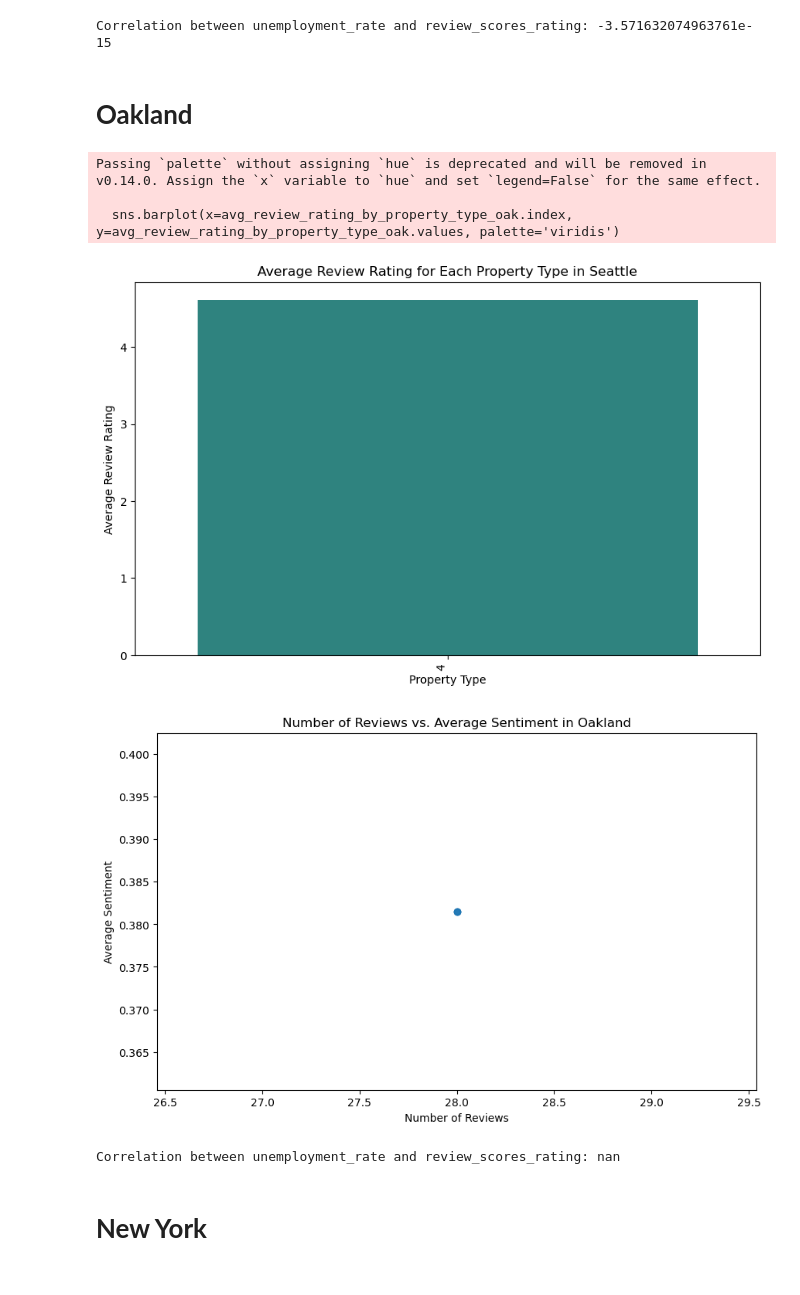
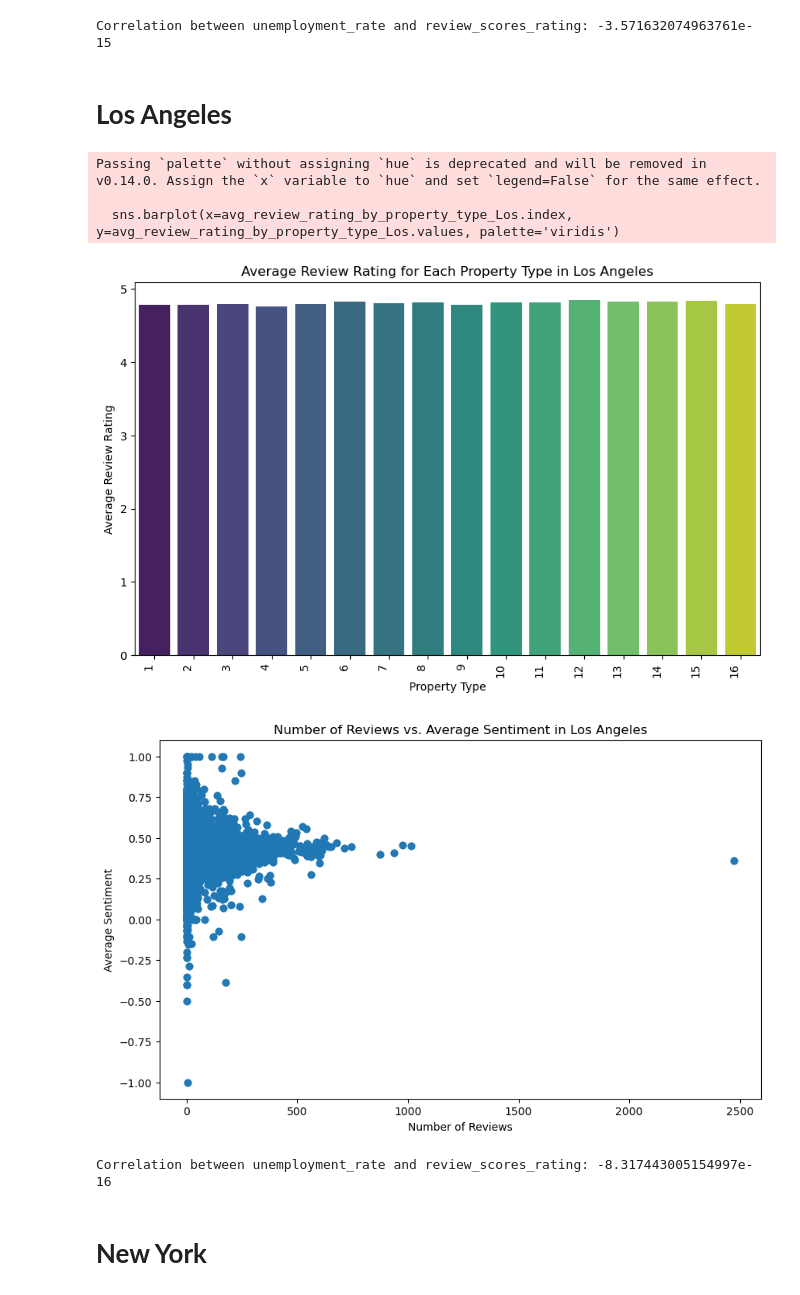
Before and after one commit to kflemming30/6505-Project, a Jupyter notebook: airbnb_data_exploration.ipynb, the cells around one changed output. Drawn from its saved outputs; the diff is of its cells as text; code cells hidden in the pictures.

```diff
--- a/airbnb_data_exploration.ipynb
+++ b/airbnb_data_exploration.ipynb
@@ -1391,7 +1462,7 @@ Passing `palette` without assigning `hue` is deprecated and will be removed in v
 plt.figure(figsize=(15, 8))
 
 # Group by 'neighbourhood' and calculate the mean review scores
-selected_cities = ['Boston', 'Nashville', 'Seattle','Oakland','New York','Los Angeles','Chicago','Austin','New Orlenes']
+selected_cities = ['Seattle','New York','Los Angeles',]
 city_reviews = analysis_df[analysis_df['city'].isin(selected_cities)]
 city_reviews = city_reviews.groupby('city')['avg_sentiment'].mean().reset_index()
 
@@ -1425,12 +1483,17 @@ Index(['id', 'name', 'description', 'neighborhood_overview', 'neighbourhood',
 # %%
 
-analysis_df['last_review'] = pd.to_datetime(analysis_df['last_review'])
-analysis_df['year'] = analysis_df['last_review'].dt.year
+selected_cities_df = analysis_df[analysis_df['city'].isin(selected_cities)]
 
+# Convert 'last_review' to datetime and create a 'year' column
+selected_cities_df['last_review'] = pd.to_datetime(selected_cities_df['last_review'])
+selected_cities_df['year'] = selected_cities_df['last_review'].dt.year
+
+# Plot review scores over time for selected cities
 plt.figure(figsize=(12, 8))
-sns.lineplot(x='year', y='review_scores_rating', data=analysis_df)
-plt.title('Review Scores Over Time')
+sns.lineplot(x='year', y='review_scores_rating', data=selected_cities_df, hue='city', marker='o')
+plt.title('Review Scores Over Time in Selected Cities')
 plt.xlabel('Year')
 plt.ylabel('Review Scores Rating')
+plt.legend(title='City')
 plt.show()
 # %% [output]
@@ -1607,49 +1699,49 @@ print(f'Correlation between unemployment_rate and review_scores_rating: {correla
 # %% [output]
 Correlation between unemployment_rate and review_scores_rating: -3.571632074963761e-15
 # %% [markdown]
-# **Oakland**
+# **Los Angeles**
 # %%
-Oakland_Data = analysis_df_selected_cities[analysis_df_selected_cities['city'] == 'Oakland']
+Los_Data = analysis_df_selected_cities[analysis_df_selected_cities['city'] == 'Los Angeles']
 
 
 review_rating_columns = ['review_scores_rating']
 
 # Calculate average review rating for each property type
-avg_review_rating_by_property_type_oak = Oakland_Data.groupby('accommodates')['review_scores_rating'].mean().sort_values(ascending=False)
+avg_review_rating_by_property_type_Los = Los_Data.groupby('accommodates')['review_scores_rating'].mean().sort_values(ascending=False)
 
 # Plot a bar chart for the average review rating of each property type
 plt.figure(figsize=(10, 6))
-sns.barplot(x=avg_review_rating_by_property_type_oak.index, y=avg_review_rating_by_property_type_oak.values, palette='viridis')
+sns.barplot(x=avg_review_rating_by_property_type_Los.index, y=avg_review_rating_by_property_type_Los.values, palette='viridis')
 
-plt.title('Average Review Rating for Each Property Type in Seattle')
+plt.title('Average Review Rating for Each Property Type in Los Angeles')
 plt.xlabel('Property Type')
 plt.ylabel('Average Review Rating')
 plt.xticks(rotation=90, ha='right')  # Rotate x-axis labels for better readability
 plt.show()
 # %% [output]
 Passing `palette` without assigning `hue` is deprecated and will be removed in v0.14.0. Assign the `x` variable to `hue` and set `legend=False` for the same effect.
 
-  sns.barplot(x=avg_review_rating_by_property_type_oak.index, y=avg_review_rating_by_property_type_oak.values, palette='viridis')
+  sns.barplot(x=avg_review_rating_by_property_type_Los.index, y=avg_review_rating_by_property_type_Los.values, palette='viridis')
-[figure, old version]
+[figure, new version]
 # %%
 reviews_columns = ['number_of_reviews']
 # Plot a scatter plot for the number of reviews vs. average sentiment in City_A
 plt.figure(figsize=(10, 6))
-plt.scatter(Oakland_Data['number_of_reviews'], Oakland_Data['avg_sentiment'], alpha=0.5)
+plt.scatter(Los_Data['number_of_reviews'], Los_Data['avg_sentiment'], alpha=0.5)
 
-plt.title('Number of Reviews vs. Average Sentiment in Oakland')
+plt.title('Number of Reviews vs. Average Sentiment in Los Angeles')
 plt.xlabel('Number of Reviews')
 plt.ylabel('Average Sentiment')
 plt.show()
 # %% [output]
-[figure, old version]
+[figure, new version]
 # %%
 # Assuming you have 'unemployment_rate' and 'review_scores_rating' columns in your DataFrame
-correlation_oak = Oakland_Data['unemployment_rate'].corr(Oakland_Data['review_scores_rating'])
+correlation_los = Los_Data['unemployment_rate'].corr(Los_Data['review_scores_rating'])
 
-print(f'Correlation between unemployment_rate and review_scores_rating: {correlation_oak}')
+print(f'Correlation between unemployment_rate and review_scores_rating: {correlation_los}')
 # %% [output]
-Correlation between unemployment_rate and review_scores_rating: nan
+Correlation between unemployment_rate and review_scores_rating: -8.317443005154997e-16
 # %% [markdown]
 # **New York**
 # %%
```
Also changed, not shown: parts of 19 cells of this notebook.
